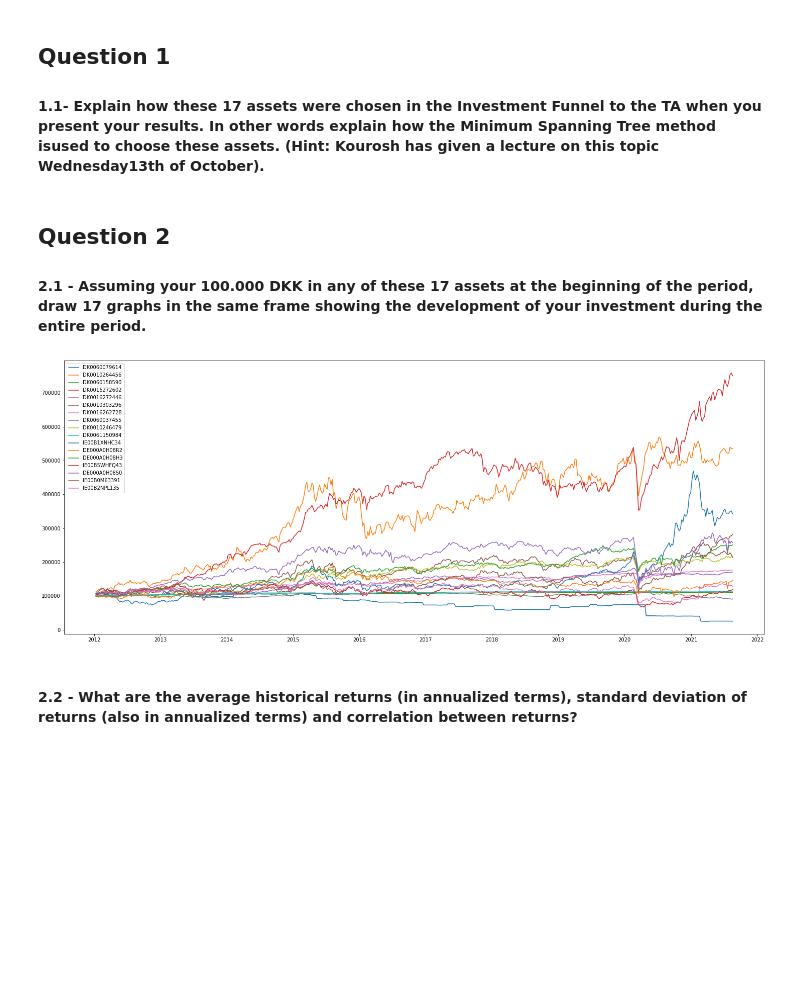
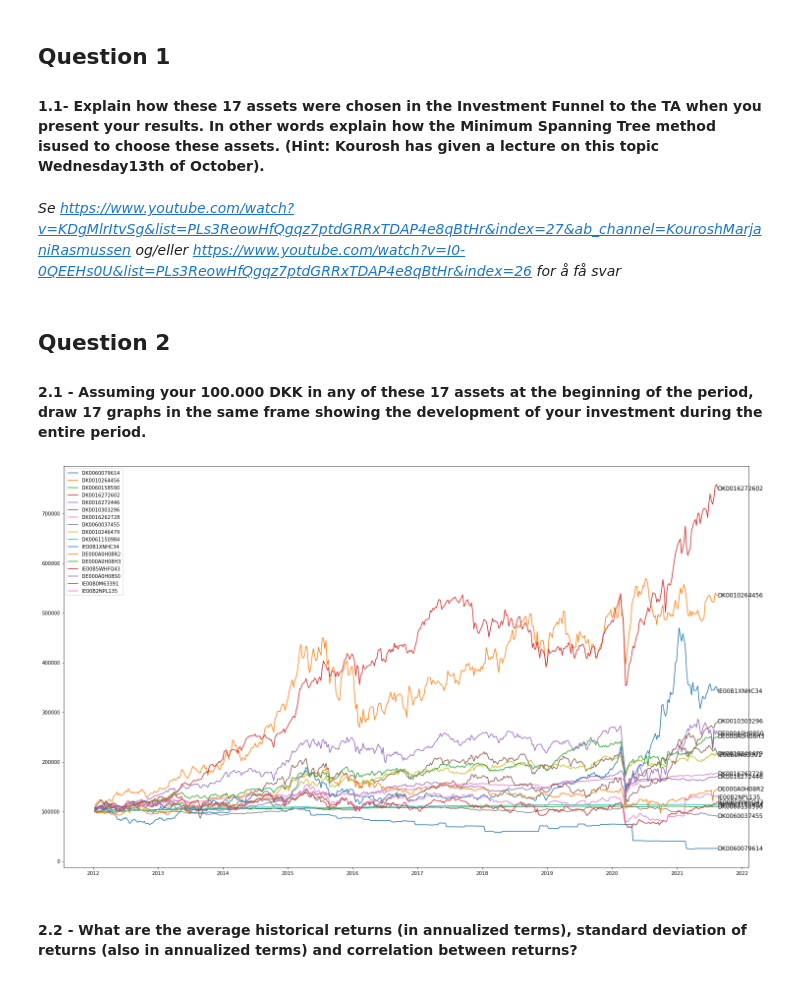
Before and after one commit to jennyjyu/financial-engineering, a Jupyter notebook: Project 2/Project 2.ipynb, the cells around one changed output. Cells and saved outputs as stored; diff of their text form; code cells hidden in the pictures; blank space fills up the shorter version.

```diff
--- a/Project 2/Project 2.ipynb
+++ b/Project 2/Project 2.ipynb
@@ -49,6 +34,8 @@ Index(['2012-01-11 00:00:00+00:00', '2012-01-18 00:00:00+00:00',
 ## Question 1
 
 #### 1.1- Explain how these 17 assets were chosen in the Investment Funnel to the TA when you present your results. In other words explain how the Minimum Spanning Tree method isused to choose these assets. (Hint: Kourosh has given a lecture on this topic Wednesday13th of October).
+# %% [markdown]
+*Se https://www.youtube.com/watch?v=KDgMlrItvSg&list=PLs3ReowHfQgqz7ptdGRRxTDAP4e8qBtHr&index=27&ab_channel=KouroshMarjaniRasmussen og/eller https://www.youtube.com/watch?v=I0-0QEEHs0U&list=PLs3ReowHfQgqz7ptdGRRxTDAP4e8qBtHr&index=26 for å få svar*
 # %% [markdown]
 ## Question 2
 
@@ -56,29 +43,21 @@ Index(['2012-01-11 00:00:00+00:00', '2012-01-18 00:00:00+00:00',
 # %%
 dates = [datetime.strptime(date[:-6], '%Y-%m-%d %H:%M:%S') for date in assets.index]
 
-
-
-plt.figure(figsize=(25,10))
-
-
-# direkte på rate of return, ser grusomt ut, tror ikke det er riktig
-"""for asset in assets.columns:
-    plt.plot(dates, assets[asset], label=asset)"""
-
+plt.figure(figsize=(25,15))
 
 #regne på "nåverdi" av de 100 000 kr
 for asset in assets.columns:
     values = [100000+(100000*assets[asset][0])] #begynne på 0-indeks i asseten
 
     for i in range(len(dates)-1):
         values.append(values[i]+(assets[asset][i+1]*values[i])) #går fra indeks 1 til 502 i asset
     plt.plot(dates, values, label=asset)
-
+    plt.annotate(asset, xy=(dates[-1], values[-1]), size=12, va="center") #teksten ved enden av zsgrafene
 
 plt.legend()
 plt.show()
 # %% [output]
-[figure, old version]
+[figure, new version]
 # %% [markdown]
 #### 2.2 - What are the average historical returns (in annualized terms), standard deviation of returns (also in annualized terms) and correlation between returns?
 # %%
```
Also changed, not shown: parts of 14 cells of this notebook.
